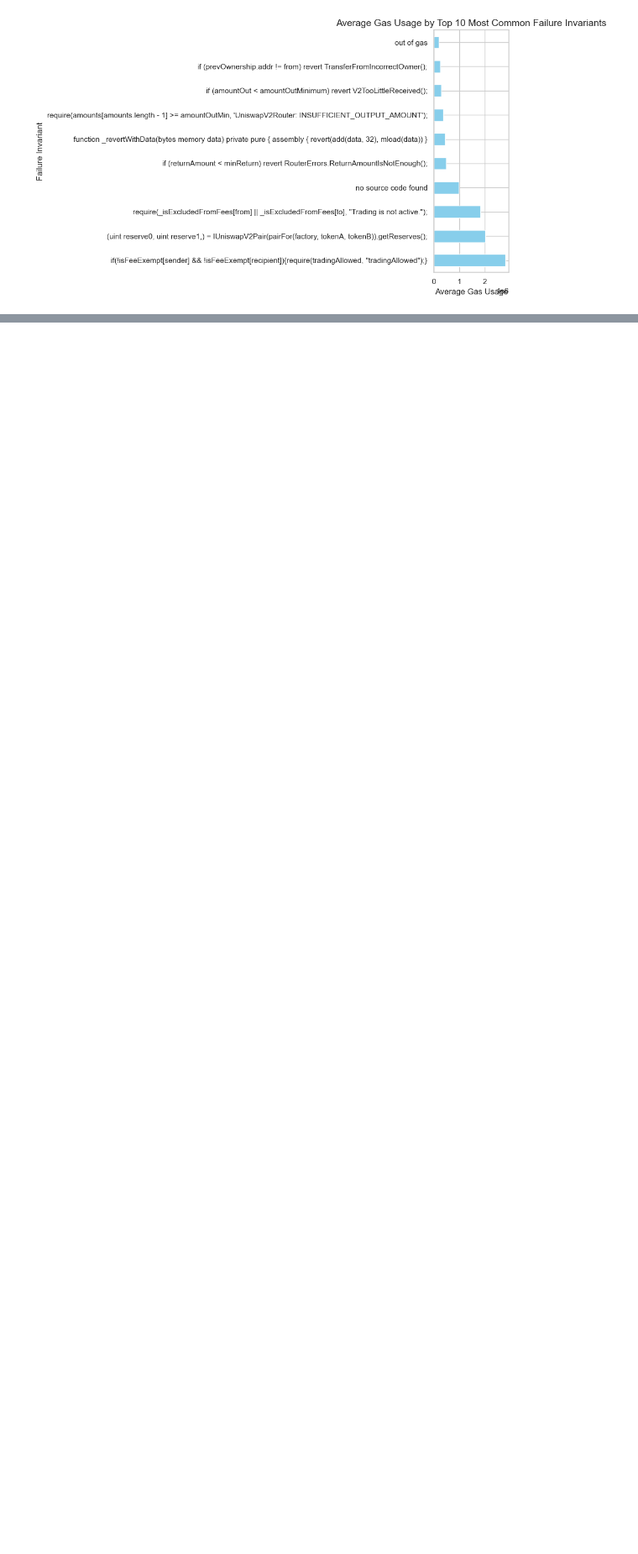
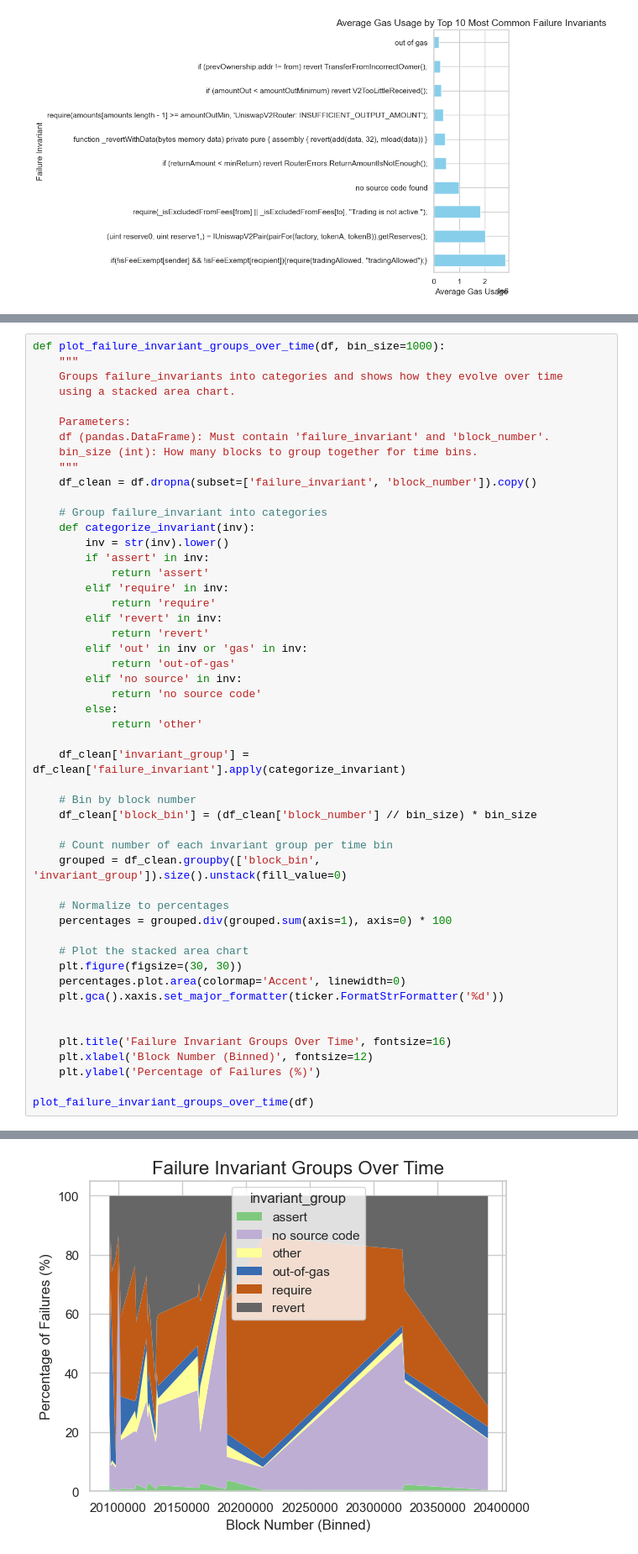
Before and after one commit to mojtaba-eshghie/Raven, a Jupyter notebook: analysis/plotting.ipynb, the cells around one changed output, grey strips where cells are left out. Shown at 84% size. Cells and saved outputs as stored; diff of their text form; blank space fills up the shorter version.

Commit message:
feature #15: more in depth analysis of assert statements

```diff
--- a/analysis/plotting.ipynb
+++ b/analysis/plotting.ipynb
@@ -412,0 +430,51 @@ plot_avg_gas_by_failure_invariant(df)
+# %%
+def plot_failure_invariant_groups_over_time(df, bin_size=1000):
+    """
+    Groups failure_invariants into categories and shows how they evolve over time
+    using a stacked area chart.
+
+    Parameters:
+    df (pandas.DataFrame): Must contain 'failure_invariant' and 'block_number'.
+    bin_size (int): How many blocks to group together for time bins.
+    """
+    df_clean = df.dropna(subset=['failure_invariant', 'block_number']).copy()
+
+    # Group failure_invariant into categories
+    def categorize_invariant(inv):
+        inv = str(inv).lower()
+        if 'assert' in inv:
+            return 'assert'
+        elif 'require' in inv:
+            return 'require'
+        elif 'revert' in inv:
+            return 'revert'
+        elif 'out' in inv or 'gas' in inv:
+            return 'out-of-gas'
+        elif 'no source' in inv:
+            return 'no source code'
+        else:
+            return 'other'
+
+    df_clean['invariant_group'] = df_clean['failure_invariant'].apply(categorize_invariant)
+
+    # Bin by block number
+    df_clean['block_bin'] = (df_clean['block_number'] // bin_size) * bin_size
+
+    # Count number of each invariant group per time bin
+    grouped = df_clean.groupby(['block_bin', 'invariant_group']).size().unstack(fill_value=0)
+
+    # Normalize to percentages
+    percentages = grouped.div(grouped.sum(axis=1), axis=0) * 100
+
+    # Plot the stacked area chart
+    plt.figure(figsize=(30, 30))
+    percentages.plot.area(colormap='Accent', linewidth=0)
+    plt.gca().xaxis.set_major_formatter(ticker.FormatStrFormatter('%d'))
+
+
+    plt.title('Failure Invariant Groups Over Time', fontsize=16)
+    plt.xlabel('Block Number (Binned)', fontsize=12)
+    plt.ylabel('Percentage of Failures (%)')
+
+plot_failure_invariant_groups_over_time(df)
+# %% [output]
@@ -412,0 +482 @@ plot_avg_gas_by_failure_invariant(df)
+[figure, added]
```
Also changed, not shown: parts of 9 cells of this notebook.
